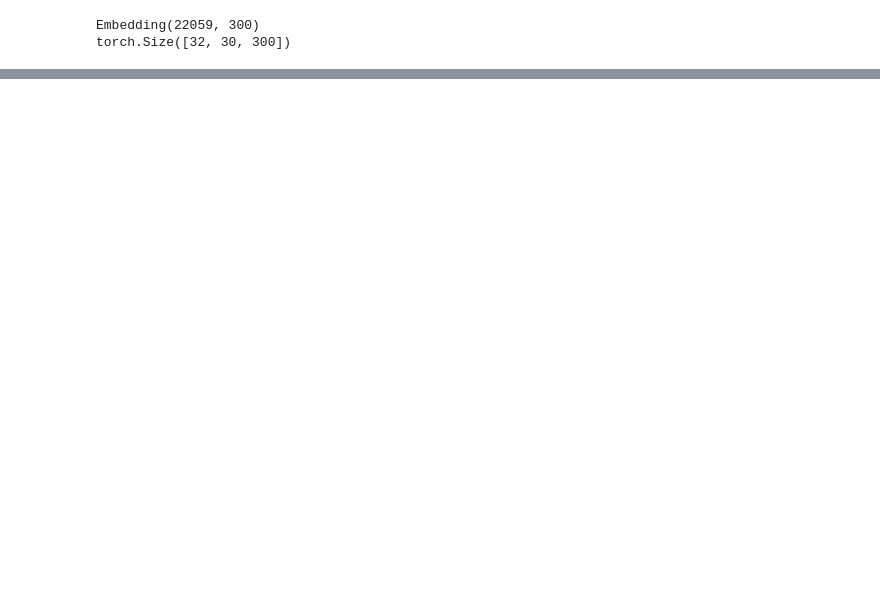
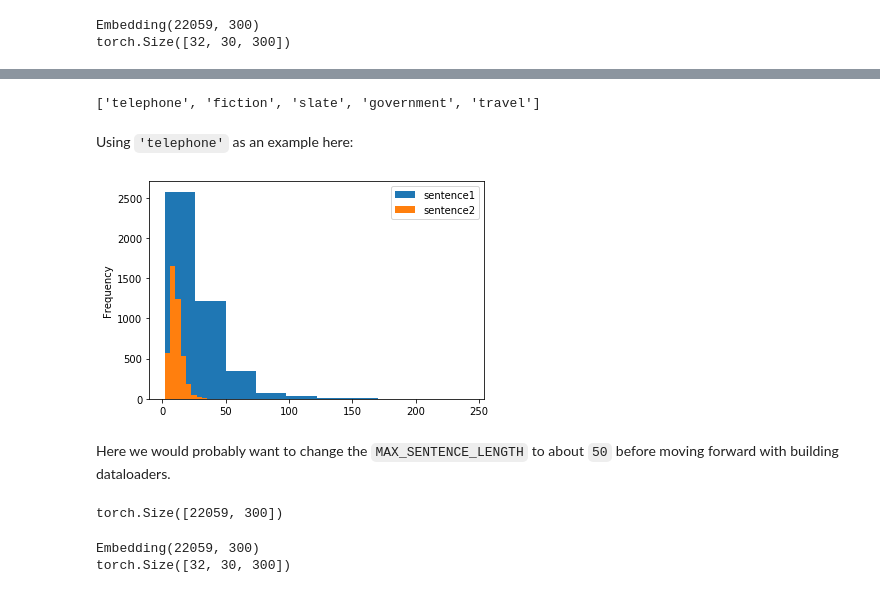
Before and after one commit to iyengarlekha/BOW-model-for-Natural-Language-Inference, a Jupyter notebook: Dataloader.ipynb, the cells around one changed output, grey strips where cells are left out. Saved outputs shown, nothing was run; the diff lists cells and outputs as text; code cells hidden in the pictures; blank space fills up the shorter version.

Commit message:
load MNLI data using vocab built from SNLI dataset

```diff
--- a/Dataloader.ipynb
+++ b/Dataloader.ipynb
@@ -157,0 +156,3 @@ embedding size = (batch size * max sentence length * embedding dim)
+# %%
+mnli_train = pd.read_csv(DATA_PATH + "mnli_train.tsv", sep='\t')
+mnli_val = pd.read_csv(DATA_PATH + "mnli_val.tsv", sep='\t')
@@ -157,0 +161,6 @@ embedding size = (batch size * max sentence length * embedding dim)
+# %%
+mnli_train_data = load_data.prepare_data(mnli_train)
+mnli_val_data = load_data.prepare_data(mnli_val)
+vectors = pkl.load(open('pickle/'+str(VOCAB_SIZE)+'_vectors.pkl', 'rb'))
+id2token = pkl.load(open('pickle/'+str(VOCAB_SIZE)+'_id2token.pkl', 'rb'))
+token2id = pkl.load(open('pickle/'+str(VOCAB_SIZE)+'_token2id.pkl', 'rb'))
@@ -157,0 +195,17 @@ embedding size = (batch size * max sentence length * embedding dim)
+# %%
+all_genre = mnli_train_data.genre.unique().tolist()
+all_genre
+# %% [output]
+['telephone', 'fiction', 'slate', 'government', 'travel']
+# %% [markdown]
+Using `'telephone'` as an example here:
+# %%
+mnli_train_tel = mnli_train_data[mnli_train_data['genre'] == 'telephone']
+mnli_val_tel = mnli_val_data[mnli_val_data['genre'] == 'telephone']
+# %%
+mnli_train_tel.sentence1.str.len().plot(kind='hist', legend=True);
+mnli_train_tel.sentence2.str.len().plot(kind='hist', legend=True);
+# %% [output]
+[figure, added]
+# %% [markdown]
+Here we would probably want to change the `MAX_SENTENCE_LENGTH` to about `50` before moving forward with building dataloaders.
@@ -157,0 +228,16 @@ embedding size = (batch size * max sentence length * embedding dim)
+# %%
+weights_matrix = load_data.create_weights(vectors, id2token)
+print(weights_matrix.size())
+# %% [output]
+torch.Size([22059, 300])
+# %%
+emb_layer, num_embeddings, embedding_dim = load_data.create_emb_layer(weights_matrix)
+
+print(emb_layer)
+
+for x1, x1_lengths, x2, x2_lengths, labels in train_loader:
+    print(emb_layer(x1).size())
+    break
+# %% [output]
+Embedding(22059, 300)
+torch.Size([32, 30, 300])
```
Also changed, not shown: parts of 21 cells of this notebook.
